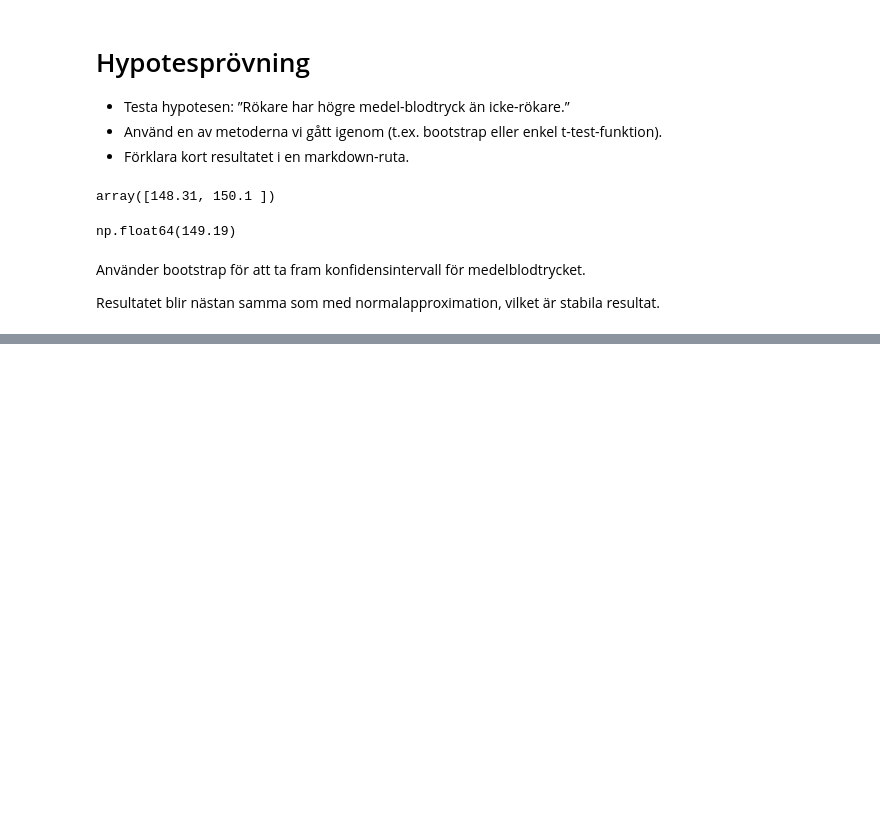
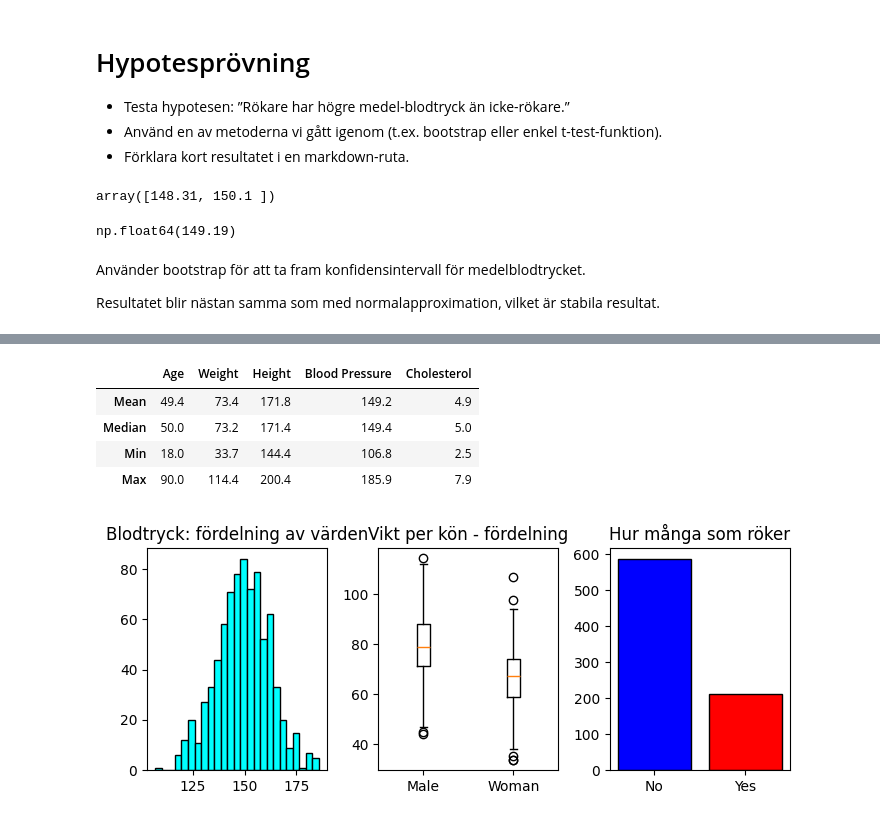
Before and after one commit to Rezaei-hamed/health_analysis, a Jupyter notebook: Notebook.ipynb, the cells around one changed output, grey strips where cells are left out. Saved outputs shown, nothing was run; the diff lists cells and outputs as text; code cells hidden in the pictures; blank space fills up the shorter version.

```diff
--- a/Notebook.ipynb
+++ b/Notebook.ipynb
@@ -174,0 +222,16 @@ Resultatet blir nästan samma som med normalapproximation, vilket är stabila re
+# %%
+
+
+from src.analysis_class import Analysis_class    # importerar analysklassen från objektets src-map
+
+instance_of_class = Analysis_class(df)           #skapar ett analysobjekt och skickar in datasetet (df)
+
+instance_of_class.assign_plots()                 #skapar och visar grafer via klassens metod
+instance_of_class.assign_summary()               # resultaten är avrundade till 1 decimal
+# %% [output]
+|  | Age | Weight | Height | Blood Pressure | Cholesterol |
+| Mean | 49.4 | 73.4 | 171.8 | 149.2 | 4.9 |
+| Median | 50.0 | 73.2 | 171.4 | 149.4 | 5.0 |
+| Min | 18.0 | 33.7 | 144.4 | 106.8 | 2.5 |
+| Max | 90.0 | 114.4 | 200.4 | 185.9 | 7.9 |
+[figure, added]
```
Also changed, not shown: parts of 21 cells of this notebook, 5 other files.
